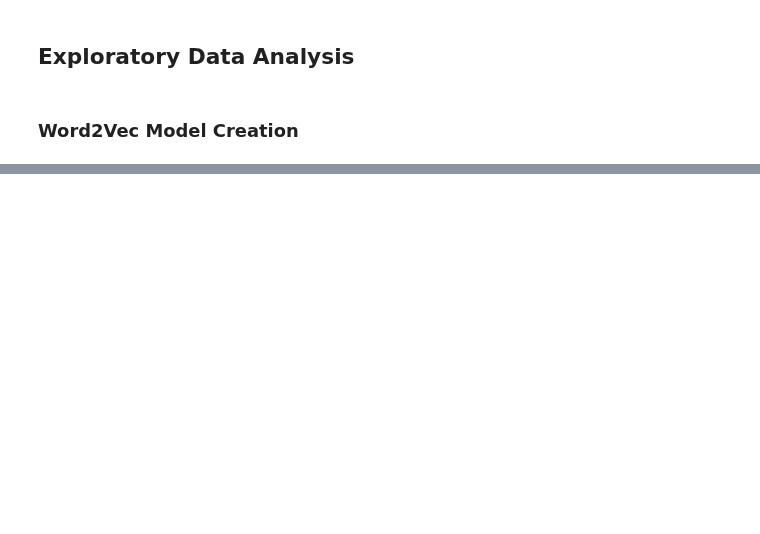
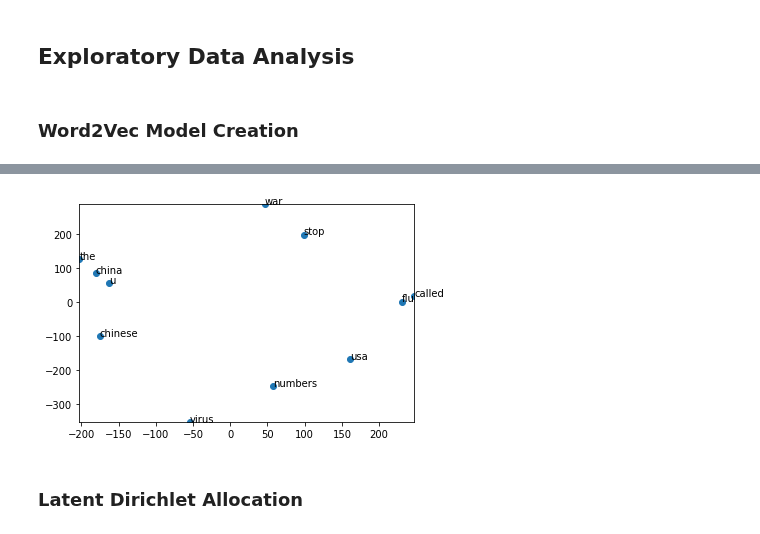
Before and after one commit to jdsmithwes/Capstone-Project, a Jupyter notebook: Covid_notebook_7_14.ipynb, the cells around one changed output, grey strips where cells are left out. Cells and saved outputs as stored; diff of their text form; code cells hidden in the pictures; blank space fills up the shorter version.

```diff
--- a/Covid_notebook_7_14.ipynb
+++ b/Covid_notebook_7_14.ipynb
@@ -443,7 +448,7 @@ def display_closestwords_tsnescatterplot(model, word, size):
         word_labels.append(wrd_score[0])
         arr = np.append(arr, np.array([wrd_vector]), axis=0)
 
-    tsne = TSNE(n_components=2, random_state=0)
+    tsne = TSNE(n_components=3, random_state=0)
     np.set_printoptions(suppress=True)
     Y = tsne.fit_transform(arr)
     x_coords = Y[:, 0]
@@ -509,0 +462,6 @@ py.iplot(fig, filename='styled-scatter')
+# %%
+display_closestwords_tsnescatterplot(Covidtweet_selective_model,'virus',100)
+# %% [output]
+[figure, added]
+# %% [markdown]
+### Latent Dirichlet Allocation
```
Also changed, not shown: parts of 12 cells of this notebook, 1 other file.
